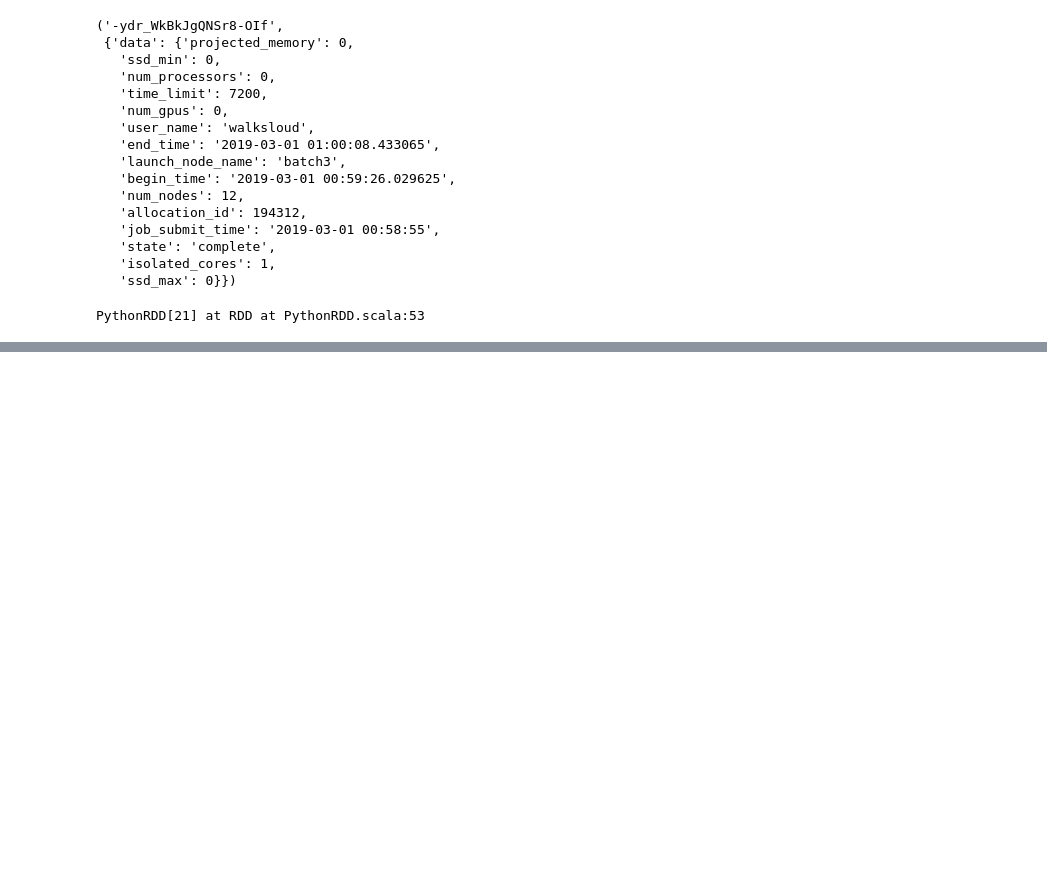
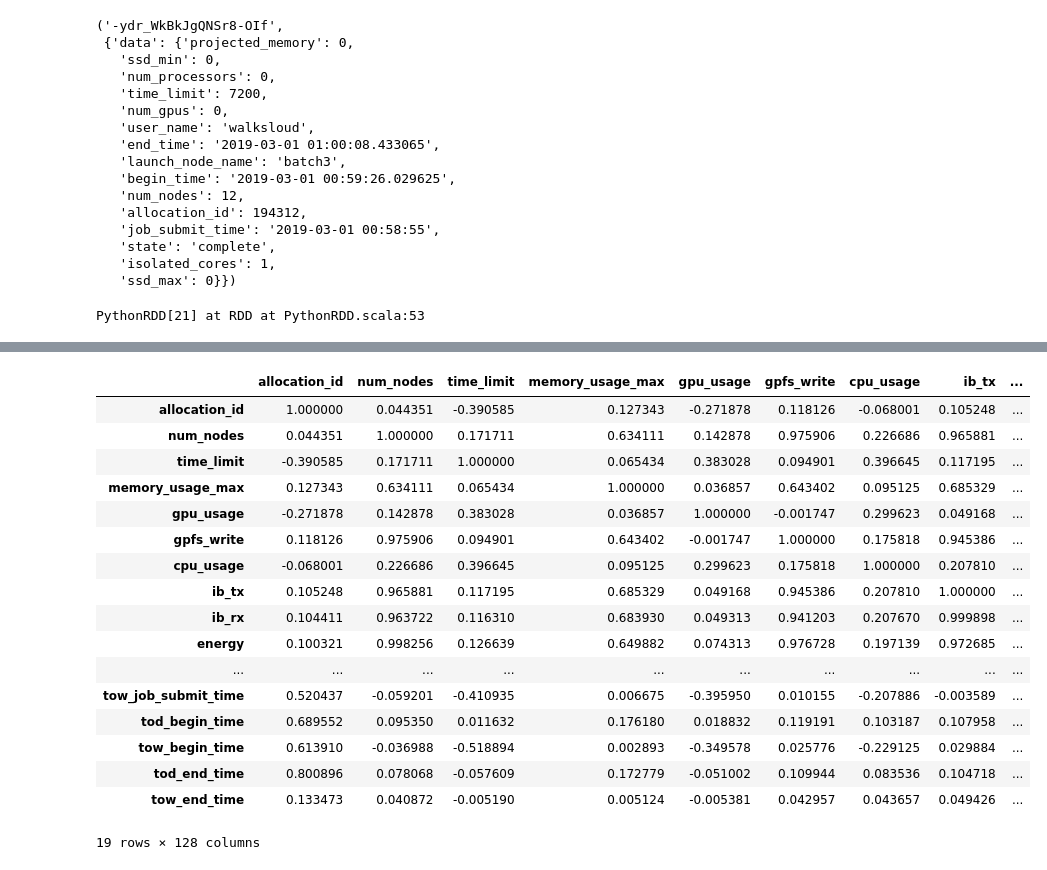
Before and after one commit to mew2057/CAST, a Jupyter notebook: csm_big_data/python3/sandbox.ipynb, the cells around one changed output, grey strips where cells are left out. Cells and saved outputs as stored; diff of their text form; code cells hidden in the pictures; blank space fills up the shorter version.

```diff
--- a/csm_big_data/python3/sandbox.ipynb
+++ b/csm_big_data/python3/sandbox.ipynb
@@ -386,0 +557,21 @@ uJDF.columns
+# %%
+correlation.head(cHeight)
+# %% [output]
+|  | allocation_id | num_nodes | time_limit | memory_usage_max | gpu_usage | gpfs_write | cpu_usage | ib_tx | ... |
+| allocation_id | 1.000000 | 0.044351 | -0.390585 | 0.127343 | -0.271878 | 0.118126 | -0.068001 | 0.105248 | ... |
+| num_nodes | 0.044351 | 1.000000 | 0.171711 | 0.634111 | 0.142878 | 0.975906 | 0.226686 | 0.965881 | ... |
+| time_limit | -0.390585 | 0.171711 | 1.000000 | 0.065434 | 0.383028 | 0.094901 | 0.396645 | 0.117195 | ... |
+| memory_usage_max | 0.127343 | 0.634111 | 0.065434 | 1.000000 | 0.036857 | 0.643402 | 0.095125 | 0.685329 | ... |
+| gpu_usage | -0.271878 | 0.142878 | 0.383028 | 0.036857 | 1.000000 | -0.001747 | 0.299623 | 0.049168 | ... |
+| gpfs_write | 0.118126 | 0.975906 | 0.094901 | 0.643402 | -0.001747 | 1.000000 | 0.175818 | 0.945386 | ... |
+| cpu_usage | -0.068001 | 0.226686 | 0.396645 | 0.095125 | 0.299623 | 0.175818 | 1.000000 | 0.207810 | ... |
+| ib_tx | 0.105248 | 0.965881 | 0.117195 | 0.685329 | 0.049168 | 0.945386 | 0.207810 | 1.000000 | ... |
+| ib_rx | 0.104411 | 0.963722 | 0.116310 | 0.683930 | 0.049313 | 0.941203 | 0.207670 | 0.999898 | ... |
+| energy | 0.100321 | 0.998256 | 0.126639 | 0.649882 | 0.074313 | 0.976728 | 0.197139 | 0.972685 | ... |
+| ... | ... | ... | ... | ... | ... | ... | ... | ... | ... |
+| tow_job_submit_time | 0.520437 | -0.059201 | -0.410935 | 0.006675 | -0.395950 | 0.010155 | -0.207886 | -0.003589 | ... |
+| tod_begin_time | 0.689552 | 0.095350 | 0.011632 | 0.176180 | 0.018832 | 0.119191 | 0.103187 | 0.107958 | ... |
+| tow_begin_time | 0.613910 | -0.036988 | -0.518894 | 0.002893 | -0.349578 | 0.025776 | -0.229125 | 0.029884 | ... |
+| tod_end_time | 0.800896 | 0.078068 | -0.057609 | 0.172779 | -0.051002 | 0.109944 | 0.083536 | 0.104718 | ... |
+| tow_end_time | 0.133473 | 0.040872 | -0.005190 | 0.005124 | -0.005381 | 0.042957 | 0.043657 | 0.049426 | ... |
+19 rows × 128 columns
```
Also changed, not shown: parts of 21 cells of this notebook.
